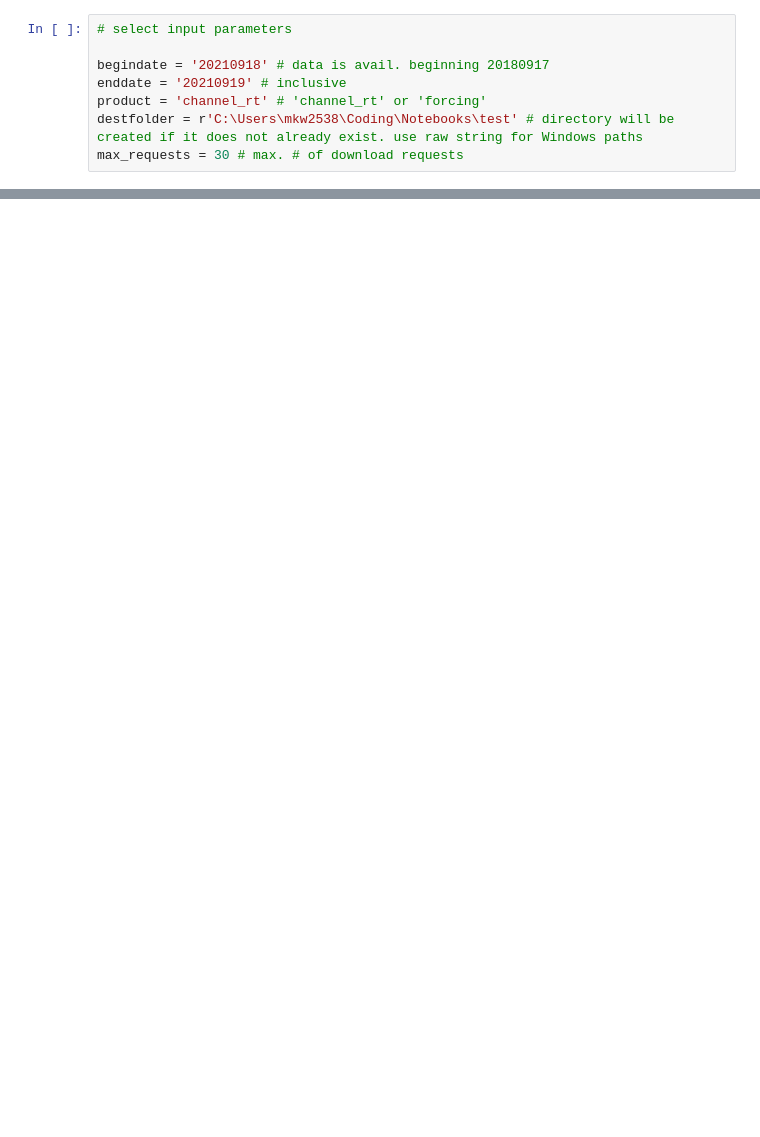
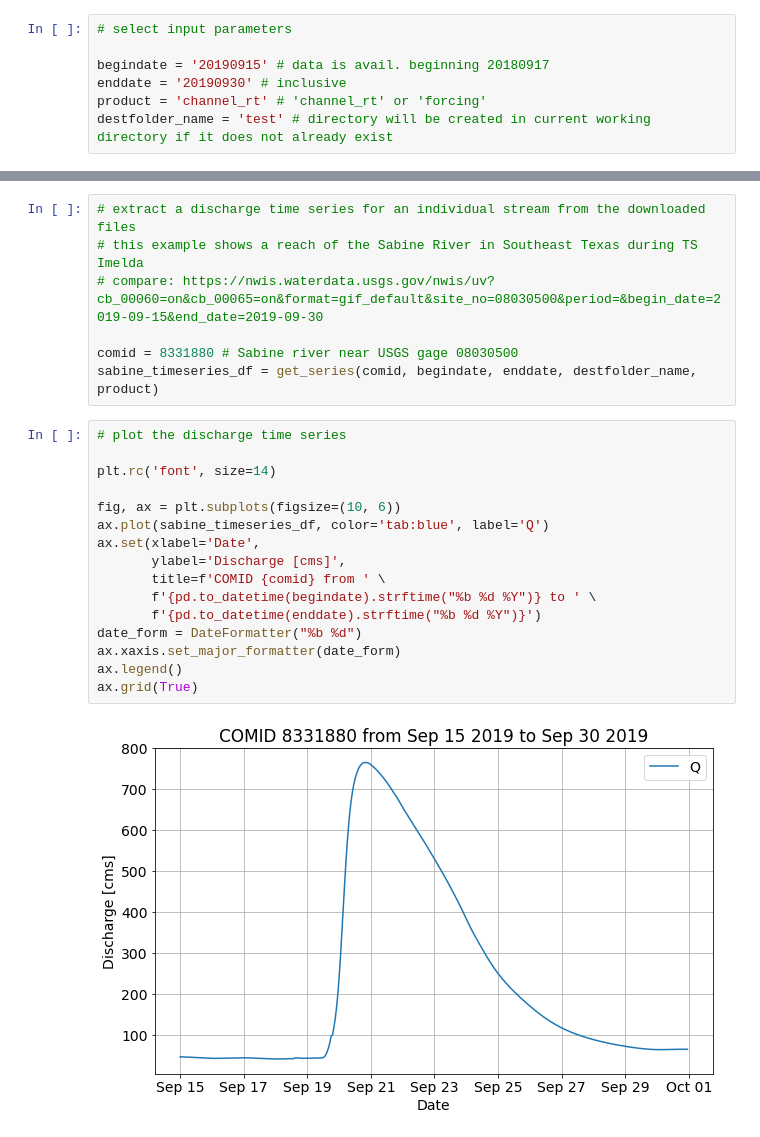
Before and after one commit to passaH2O/notebooks, a Jupyter notebook: NWM_A&A_retrospective.ipynb, the cells around one changed output, grey strips where cells are left out. Saved outputs shown, nothing was run; the diff lists cells and outputs as text; blank space fills up the shorter version.

Commit message:
obtain and plot a stream's hydrograph

```diff
--- a/NWM_A&A_retrospective.ipynb
+++ b/NWM_A&A_retrospective.ipynb
@@ -22,11 +24,10 @@ from tqdm.auto import trange
 # %%
 # select input parameters
 
-begindate = '20210918' # data is avail. beginning 20180917
-enddate = '20210919' # inclusive
+begindate = '20190915' # data is avail. beginning 20180917
+enddate = '20190930' # inclusive
 product = 'channel_rt' # 'channel_rt' or 'forcing'
-destfolder = r'C:\Users\mkw2538\Coding\Notebooks\test' # directory will be created if it does not already exist. use raw string for Windows paths
-max_requests = 30 # max. # of download requests
+destfolder_name = 'test' # directory will be created in current working directory if it does not already exist
 # %%
 # define functions
 
@@ -83,0 +129,25 @@ get_netcdf(product,begindate,enddate,destfolder,max_requests)
+# %%
+# extract a discharge time series for an individual stream from the downloaded files
+# this example shows a reach of the Sabine River in Southeast Texas during TS Imelda
+# compare: https://nwis.waterdata.usgs.gov/nwis/uv?cb_00060=on&cb_00065=on&format=gif_default&site_no=08030500&period=&begin_date=2019-09-15&end_date=2019-09-30
+
+comid = 8331880 # Sabine river near USGS gage 08030500
+sabine_timeseries_df = get_series(comid, begindate, enddate, destfolder_name, product)
+# %%
+# plot the discharge time series
+
+plt.rc('font', size=14)
+
+fig, ax = plt.subplots(figsize=(10, 6))
+ax.plot(sabine_timeseries_df, color='tab:blue', label='Q')
+ax.set(xlabel='Date',
+       ylabel='Discharge [cms]',
+       title=f'COMID {comid} from ' \
+       f'{pd.to_datetime(begindate).strftime("%b %d %Y")} to ' \
+       f'{pd.to_datetime(enddate).strftime("%b %d %Y")}')
+date_form = DateFormatter("%b %d")
+ax.xaxis.set_major_formatter(date_form)
+ax.legend()
+ax.grid(True)
+# %% [output]
+[figure, added]
```
Also changed, not shown: parts of 4 cells of this notebook, 1 other file.
